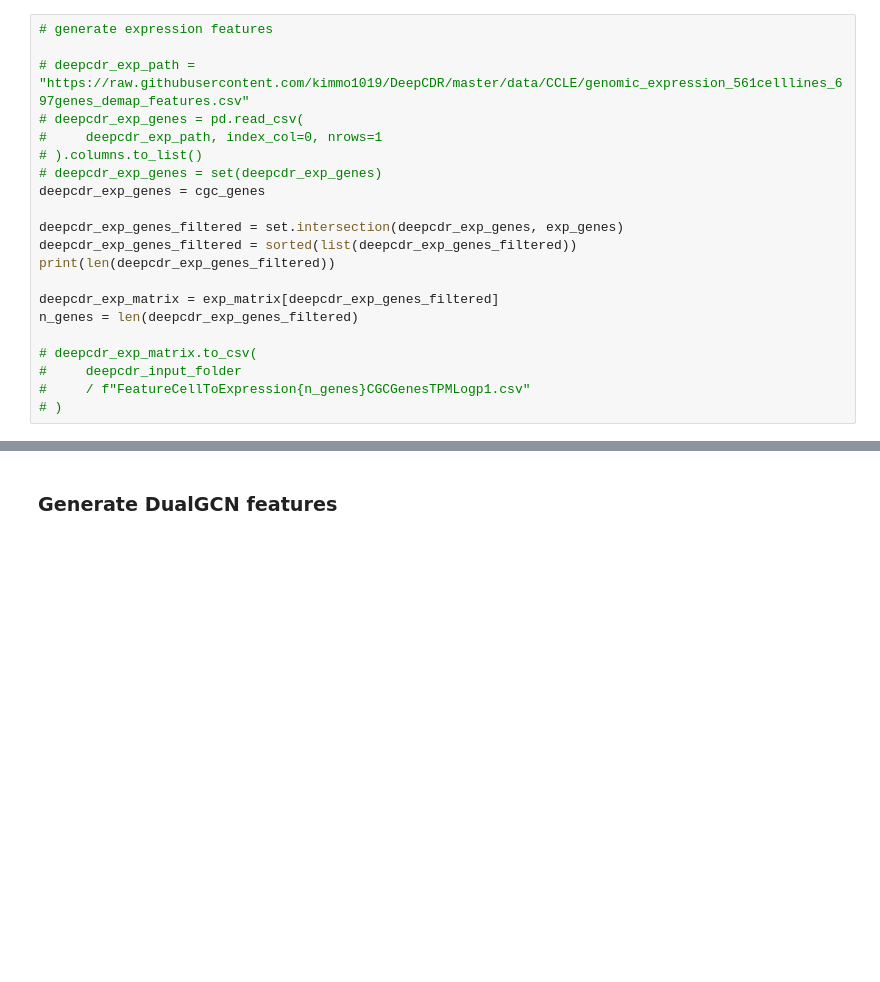
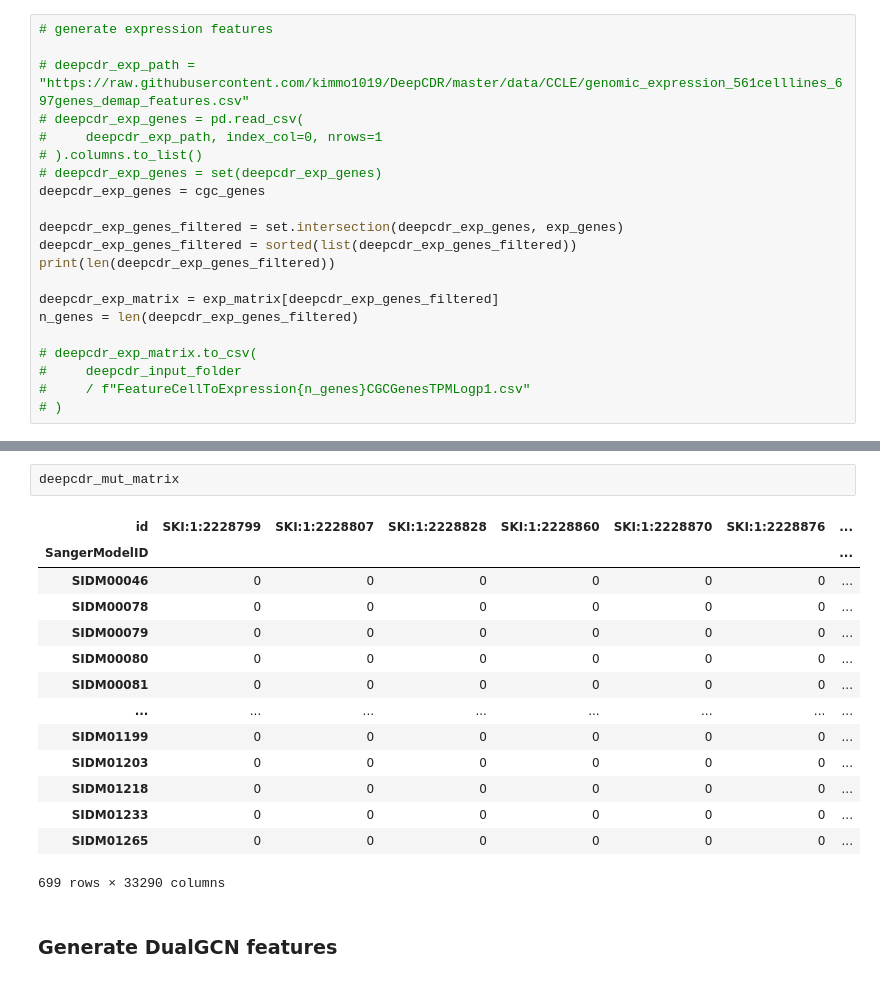
Before and after one commit to csederman/cdrpy, a Jupyter notebook: notebooks/datasets/GDSCDepMap/04_prepare_cell_inputs.ipynb, the cells around one changed output, grey strips where cells are left out. Saved outputs shown, nothing was run; the diff lists cells and outputs as text; blank space fills up the shorter version.

```diff
--- a/notebooks/datasets/GDSCDepMap/04_prepare_cell_inputs.ipynb
+++ b/notebooks/datasets/GDSCDepMap/04_prepare_cell_inputs.ipynb
@@ -289,3 +397,20 @@ deepcdr_mut_matrix.to_csv(
+# %%
+deepcdr_mut_matrix
+# %% [output]
+| id | SKI:1:2228799 | SKI:1:2228807 | SKI:1:2228828 | SKI:1:2228860 | SKI:1:2228870 | SKI:1:2228876 | ... |
+| SangerModelID |  |  |  |  |  |  | ... |
+| SIDM00046 | 0 | 0 | 0 | 0 | 0 | 0 | ... |
+| SIDM00078 | 0 | 0 | 0 | 0 | 0 | 0 | ... |
+| SIDM00079 | 0 | 0 | 0 | 0 | 0 | 0 | ... |
+| SIDM00080 | 0 | 0 | 0 | 0 | 0 | 0 | ... |
+| SIDM00081 | 0 | 0 | 0 | 0 | 0 | 0 | ... |
+| ... | ... | ... | ... | ... | ... | ... | ... |
+| SIDM01199 | 0 | 0 | 0 | 0 | 0 | 0 | ... |
+| SIDM01203 | 0 | 0 | 0 | 0 | 0 | 0 | ... |
+| SIDM01218 | 0 | 0 | 0 | 0 | 0 | 0 | ... |
+| SIDM01233 | 0 | 0 | 0 | 0 | 0 | 0 | ... |
+| SIDM01265 | 0 | 0 | 0 | 0 | 0 | 0 | ... |
+699 rows × 33290 columns
 # %% [markdown]
 ### Generate DualGCN features
 # %%
```
Also changed, not shown: parts of 13 cells of this notebook, 16 other files.
